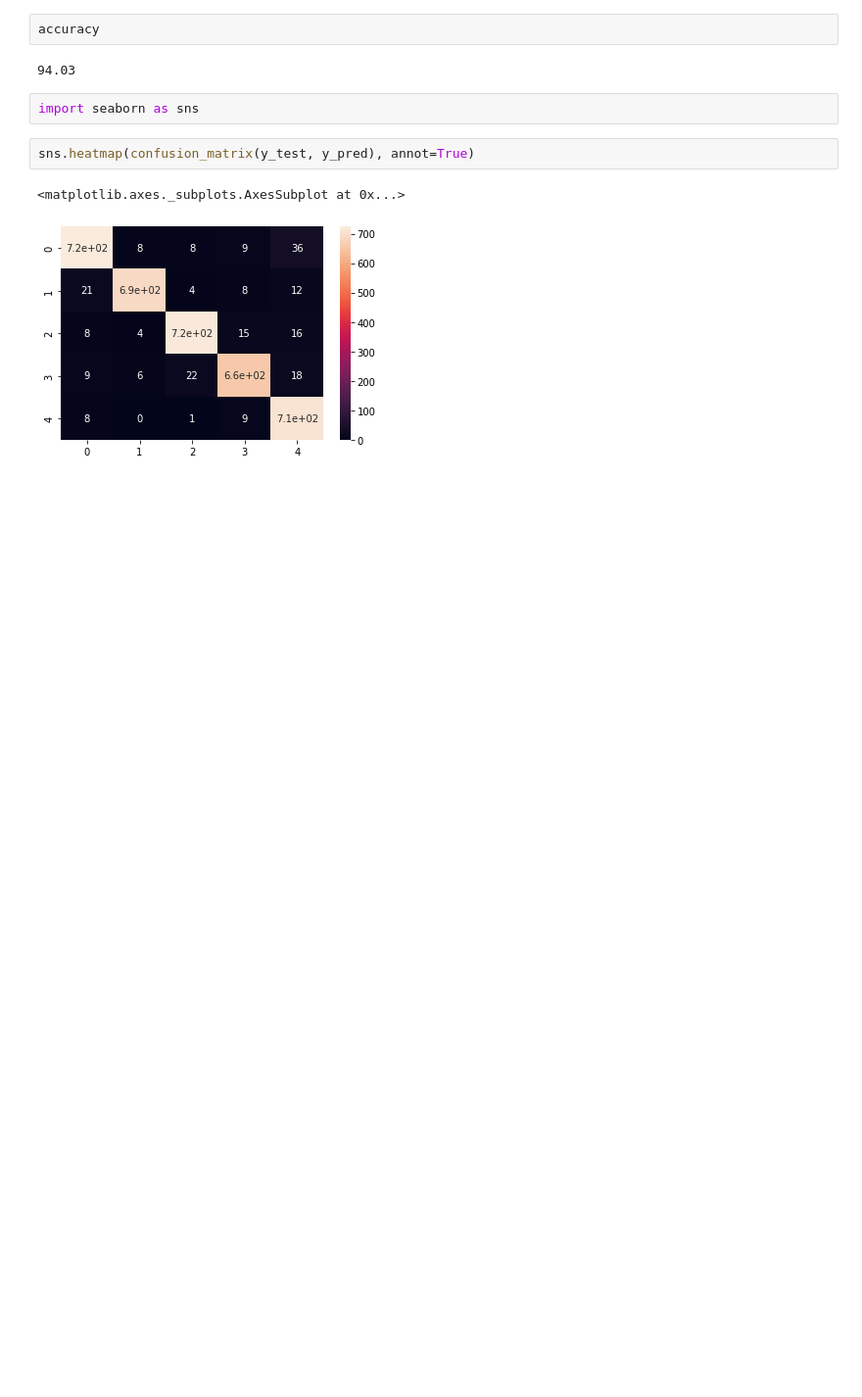
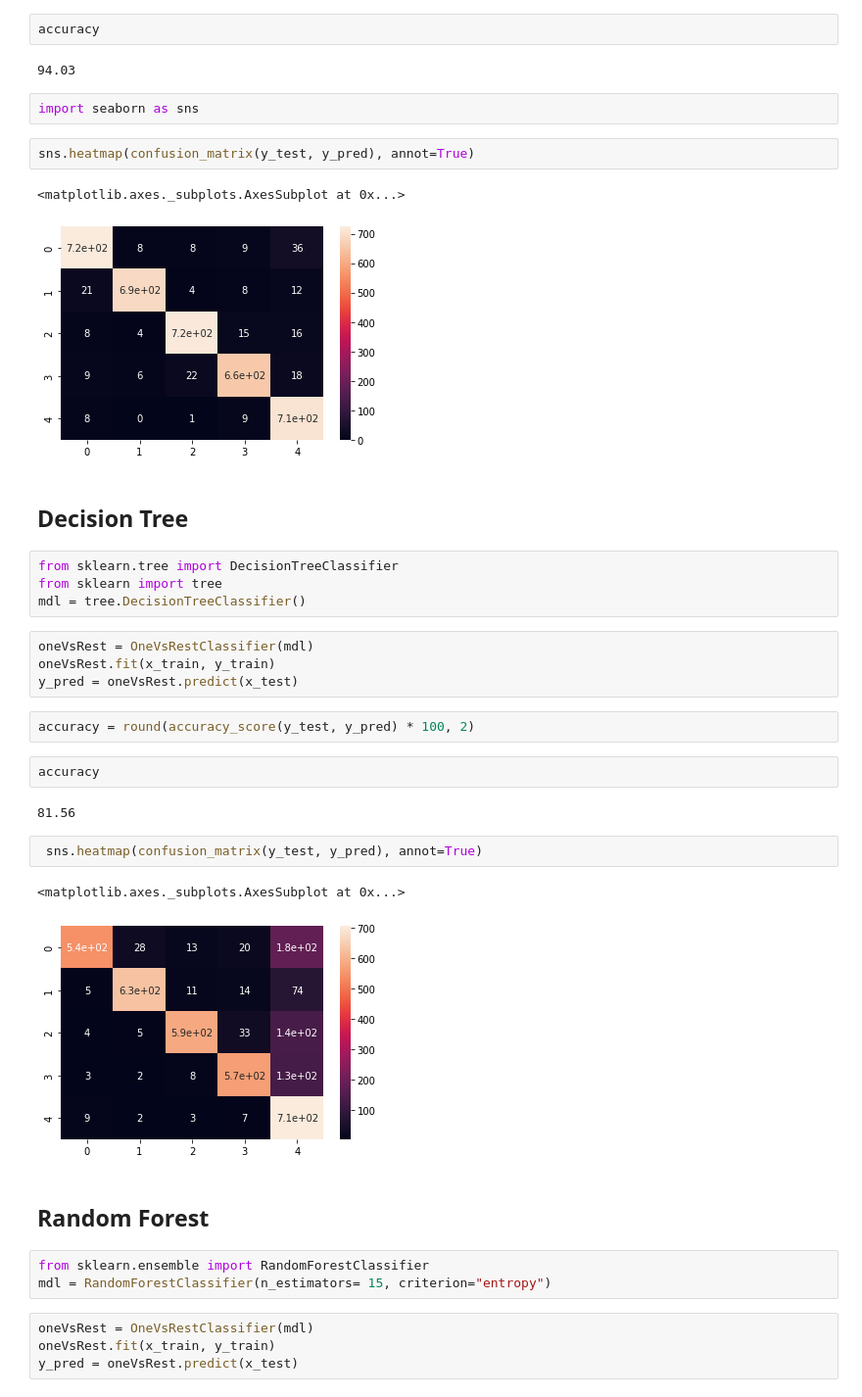
Before and after one commit to adigapranava/ML_Project, a Jupyter notebook: NEWS_ML_PROJECTS.ipynb, the cells around one changed output. Shown at 98% size. Saved outputs shown, nothing was run; the diff lists cells and outputs as text; blank space fills up the shorter version.

```diff
--- a/NEWS_ML_PROJECTS.ipynb
+++ b/NEWS_ML_PROJECTS.ipynb
@@ -445,3 +445,33 @@ sns.heatmap(confusion_matrix(y_test, y_pred), annot=True)
 # %% [output]
 <matplotlib.axes._subplots.AxesSubplot at 0x...>
 [figure]
+# %% [markdown]
+## Decision Tree
+# %%
+from sklearn.tree import DecisionTreeClassifier
+from sklearn import tree
+mdl = tree.DecisionTreeClassifier()
+# %%
+oneVsRest = OneVsRestClassifier(mdl)
+oneVsRest.fit(x_train, y_train)
+y_pred = oneVsRest.predict(x_test)
+# %%
+accuracy = round(accuracy_score(y_test, y_pred) * 100, 2)
+# %%
+accuracy
+# %% [output]
+81.56
+# %%
+ sns.heatmap(confusion_matrix(y_test, y_pred), annot=True)
+# %% [output]
+<matplotlib.axes._subplots.AxesSubplot at 0x...>
+[figure, added]
+# %% [markdown]
+## Random Forest
+# %%
+from sklearn.ensemble import RandomForestClassifier
+mdl = RandomForestClassifier(n_estimators= 15, criterion="entropy")
+# %%
+oneVsRest = OneVsRestClassifier(mdl)
+oneVsRest.fit(x_train, y_train)
+y_pred = oneVsRest.predict(x_test)
```
Also changed, not shown: parts of 24 cells of this notebook.
